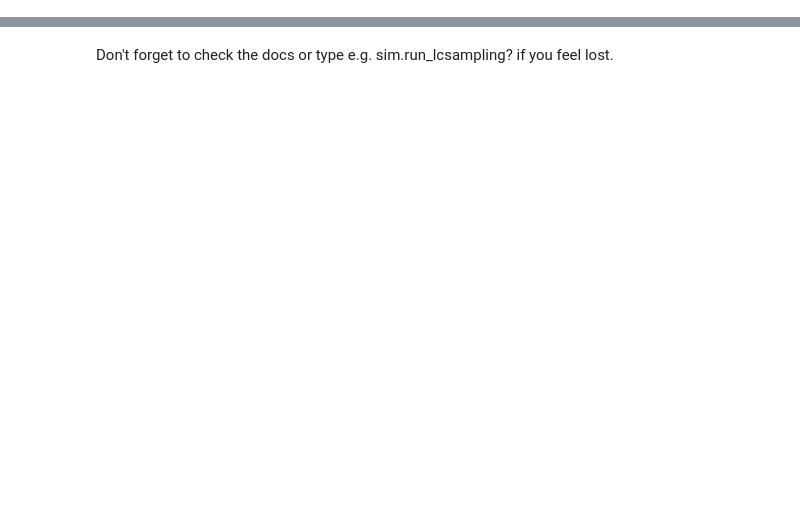
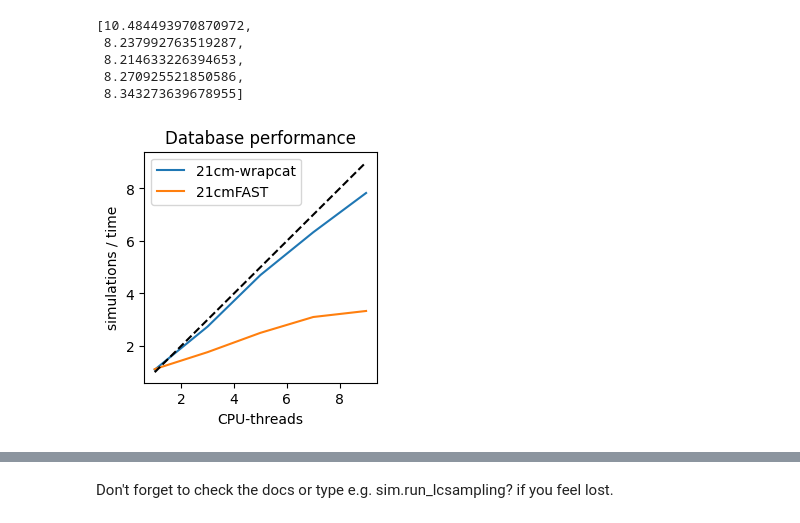
Before and after one commit to astro-ML/21cm-wrapper, a Jupyter notebook: tutorial.ipynb, the cells around one changed output, grey strips where cells are left out. Cells and saved outputs as stored; diff of their text form; code cells hidden in the pictures; blank space fills up the shorter version.

Commit message:
blub

```diff
--- a/tutorial.ipynb
+++ b/tutorial.ipynb
@@ -164,0 +165,34 @@ if __name__ == '__main__':
+# %%
+times
+# %% [output]
+[10.484493970870972,
+ 8.237992763519287,
+ 8.214633226394653,
+ 8.270925521850586,
+ 8.343273639678955]
+# %%
+from matplotlib import pyplot as plt
+import numpy as np
+
+threads = np.array([1,3,5,7,9])
+wrapper = np.array([8.20435380935669,
+ 3.287615966796875,
+ 1.9144806385040283,
+ 1.4215354442596436,
+ 1.1497005939483643])
+sim = np.array([8.0435380935669,
+ 5.1,
+ 3.6,
+ 2.9,
+ 2.7])
+plt.figure(figsize=(3,3))
+plt.plot(threads, 9/wrapper,label="21cm-wrapcat")
+plt.plot(threads, 9/sim, label="21cmFAST")
+plt.plot(threads,threads, c="black", ls="--", label="Optimum")
+plt.legend()
+plt.title("Database performance")
+plt.ylabel("simulations / time")
+plt.xlabel("CPU-threads")
+plt.savefig("blub.png", dpi=400)
+# %% [output]
+[figure, added]
```
Also changed, not shown: parts of 4 cells of this notebook, 26 other files.
